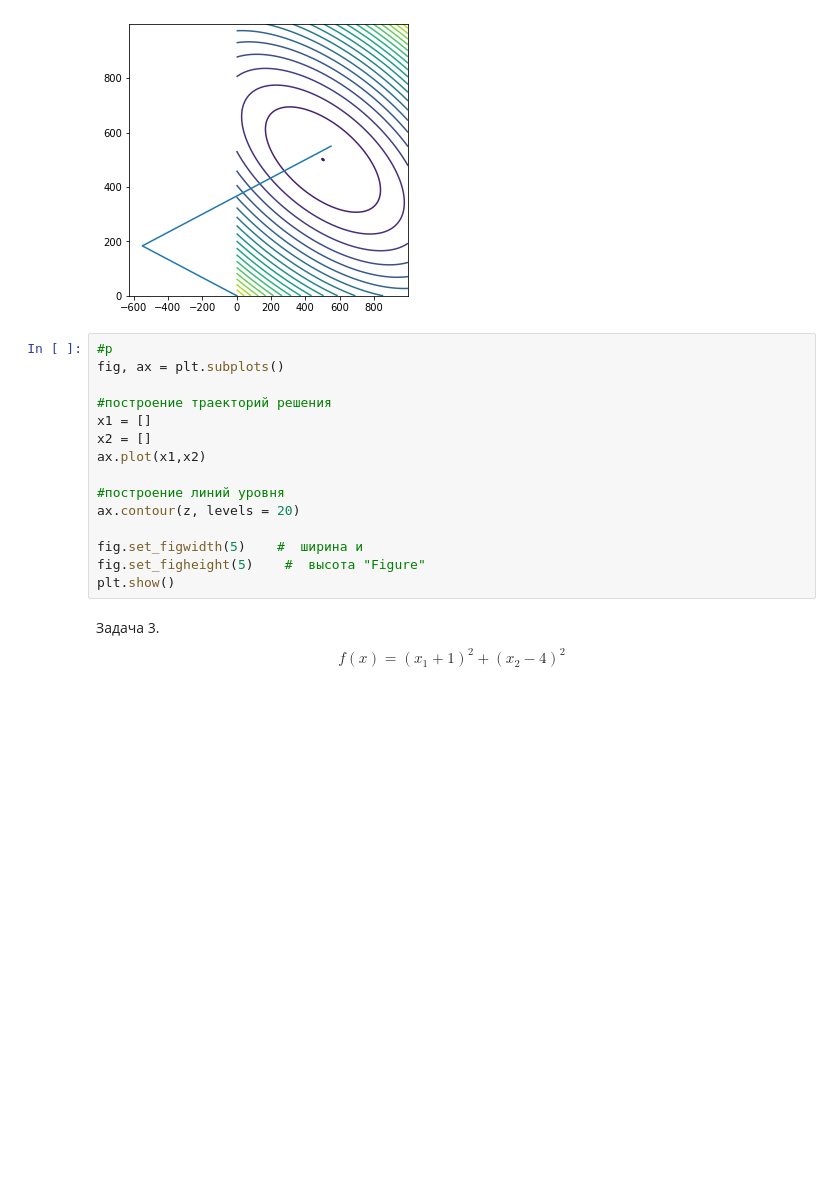
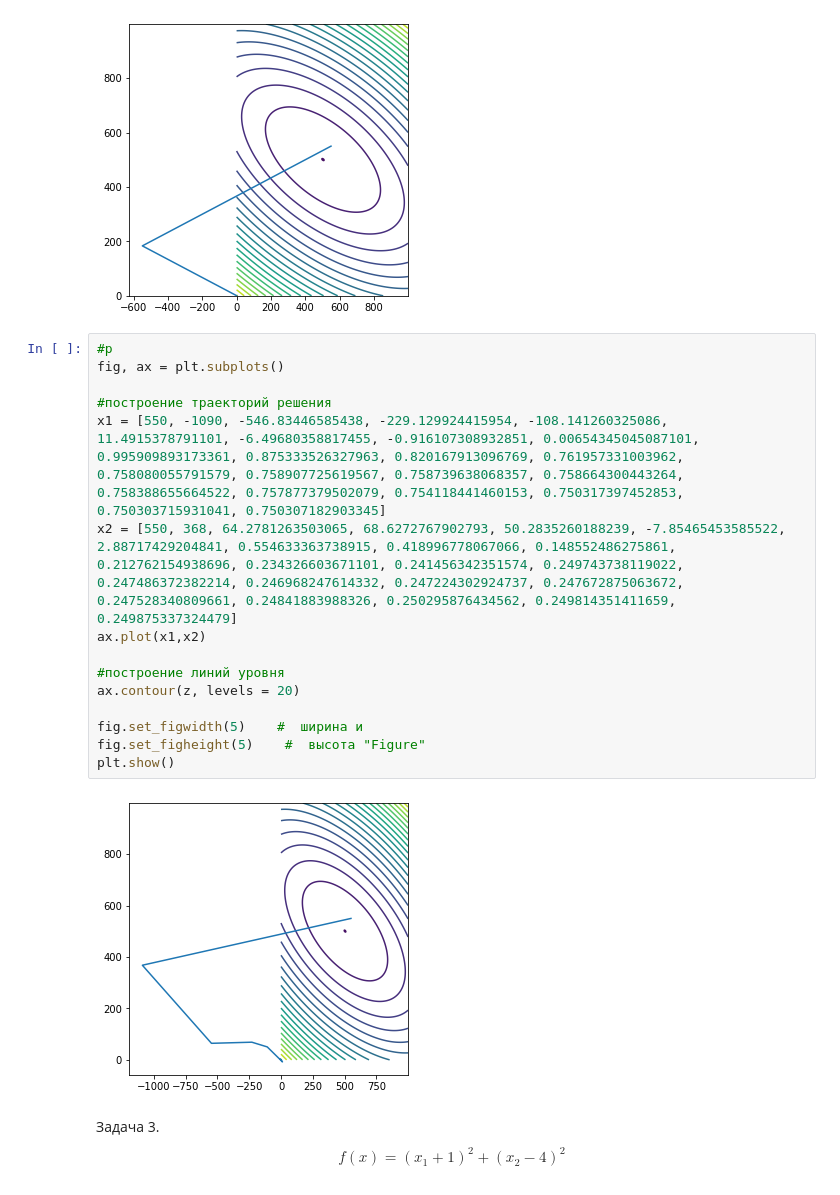
Before and after one commit to Viktory4121/Optimization_Methods, a Jupyter notebook: линии_уровня_траектории_решения.ipynb, the cells around one changed output. Cells and saved outputs as stored; diff of their text form; blank space fills up the shorter version.

```diff
--- a/линии_уровня_траектории_решения.ipynb
+++ b/линии_уровня_траектории_решения.ipynb
@@ -102,21 +102,23 @@ fig.set_figheight(5)    #  высота "Figure"
 plt.show()
 # %% [output]
 [figure]
-# %%
-#р
-fig, ax = plt.subplots()
-
-#построение траекторий решения
-x1 = []
-x2 = []
-ax.plot(x1,x2)
-
-#построение линий уровня
-ax.contour(z, levels = 20)
-
-fig.set_figwidth(5)    #  ширина и
-fig.set_figheight(5)    #  высота "Figure"
-plt.show()
+# %%
+#р
+fig, ax = plt.subplots()
+
+#построение траекторий решения
+x1 = [550, -1090, -546.83446585438, -229.129924415954, -108.141260325086, 11.4915378791101, -6.49680358817455, -0.916107308932851, 0.00654345045087101, 0.995909893173361, 0.875333526327963, 0.820167913096769, 0.761957331003962, 0.758080055791579, 0.758907725619567, 0.758739638068357, 0.758664300443264, 0.758388655664522, 0.757877379502079, 0.754118441460153, 0.750317397452853, 0.750303715931041, 0.750307182903345]
+x2 = [550, 368, 64.2781263503065, 68.6272767902793, 50.2835260188239, -7.85465453585522, 2.88717429204841, 0.554633363738915, 0.418996778067066, 0.148552486275861, 0.212762154938696, 0.234326603671101, 0.241456342351574, 0.249743738119022, 0.247486372382214, 0.246968247614332, 0.247224302924737, 0.247672875063672, 0.247528340809661, 0.24841883988326, 0.250295876434562, 0.249814351411659, 0.249875337324479]
+ax.plot(x1,x2)
+
+#построение линий уровня
+ax.contour(z, levels = 20)
+
+fig.set_figwidth(5)    #  ширина и
+fig.set_figheight(5)    #  высота "Figure"
+plt.show()
+# %% [output]
+[figure, added]
 # %% [markdown]
 Задача 3.
 $$f(x) = (x_1 + 1)^2 + (x_2 - 4)^2$$
```
